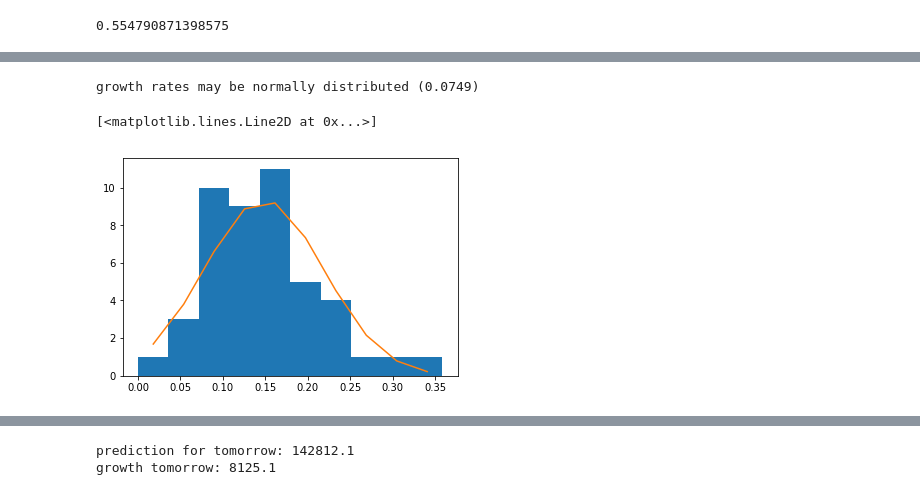
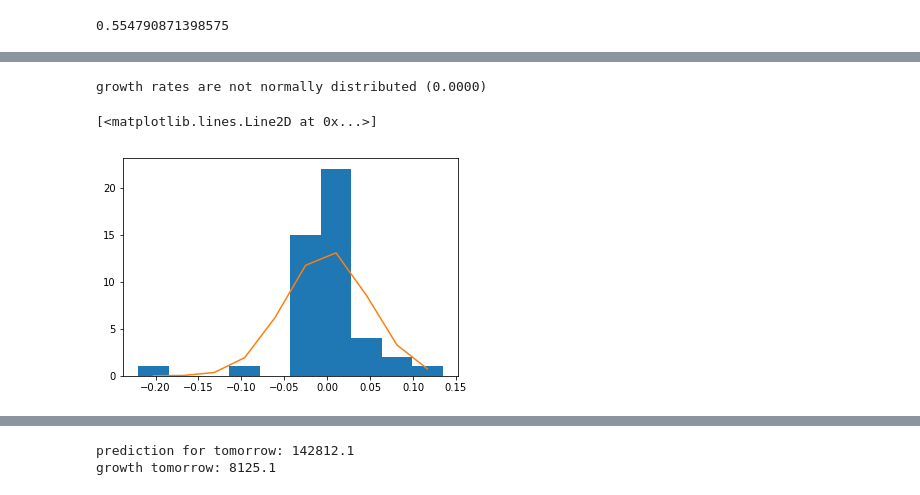
Before and after one commit to alex-mazuretsky/covid-prediction, a Jupyter notebook: RU-covid.ipynb, the cells around one changed output, grey strips where cells are left out. Saved outputs shown, nothing was run; the diff lists cells and outputs as text; code cells hidden in the pictures.

```diff
--- a/RU-covid.ipynb
+++ b/RU-covid.ipynb
@@ -168,17 +162,17 @@ Wall time: 1.01 s
 # %%
-_, pv_shapiro = stats.shapiro(log_growth)
+_, pv_shapiro = stats.shapiro(log_growths_adjusted)
 if pv_shapiro < 0.05:
     print('growth rates are not normally distributed ({:.4f})'.format(pv_shapiro))
 else:
     print('growth rates may be normally distributed ({:.4f})'.format(pv_shapiro))
 
-counts, buckets, *patches = plt.hist(log_growth[1:])
-cdf = stats.norm.cdf(buckets, loc=(np.mean(log_growth[1:])), scale=np.std(log_growth[1:])) * len(log_growth[1:])
+counts, buckets, *patches = plt.hist(log_growths_adjusted[1:])
+cdf = stats.norm.cdf(buckets, loc=(np.mean(log_growths_adjusted[1:])), scale=np.std(log_growths_adjusted[1:])) * len(log_growths_adjusted[1:])
 plt.plot((buckets[1:] + buckets[:-1]) * .5, cdf[1:] - cdf[:-1])
 # %% [output]
-growth rates may be normally distributed (0.0749)
+growth rates are not normally distributed (0.0000)
 [<matplotlib.lines.Line2D at 0x...>]
-[figure, old version]
+[figure, new version]
 # %%
 %%time
 p5, p50, p95 = np.percentile(results, q=[5,50,95], axis=0)
```
Also changed, not shown: parts of 23 cells of this notebook.
